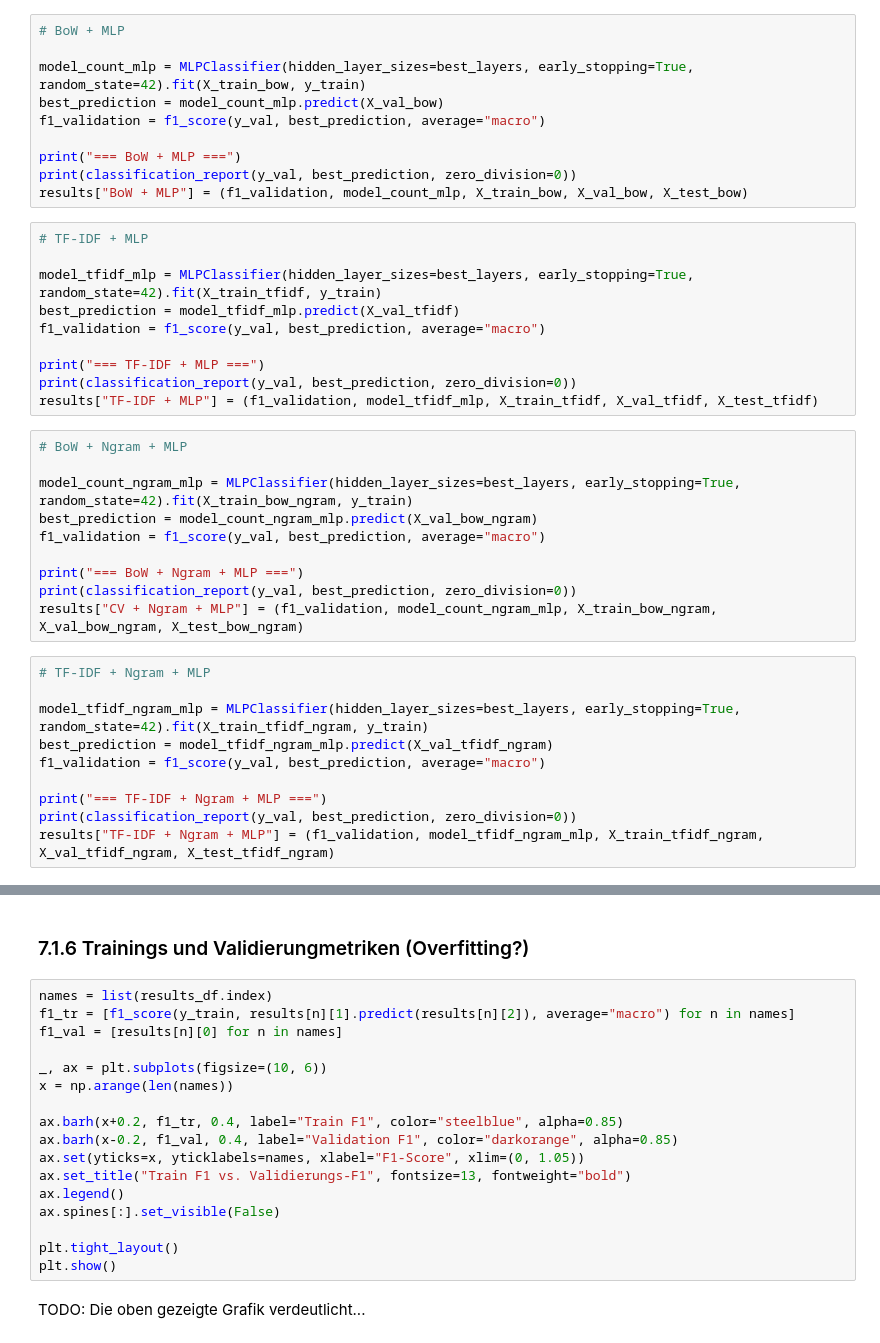
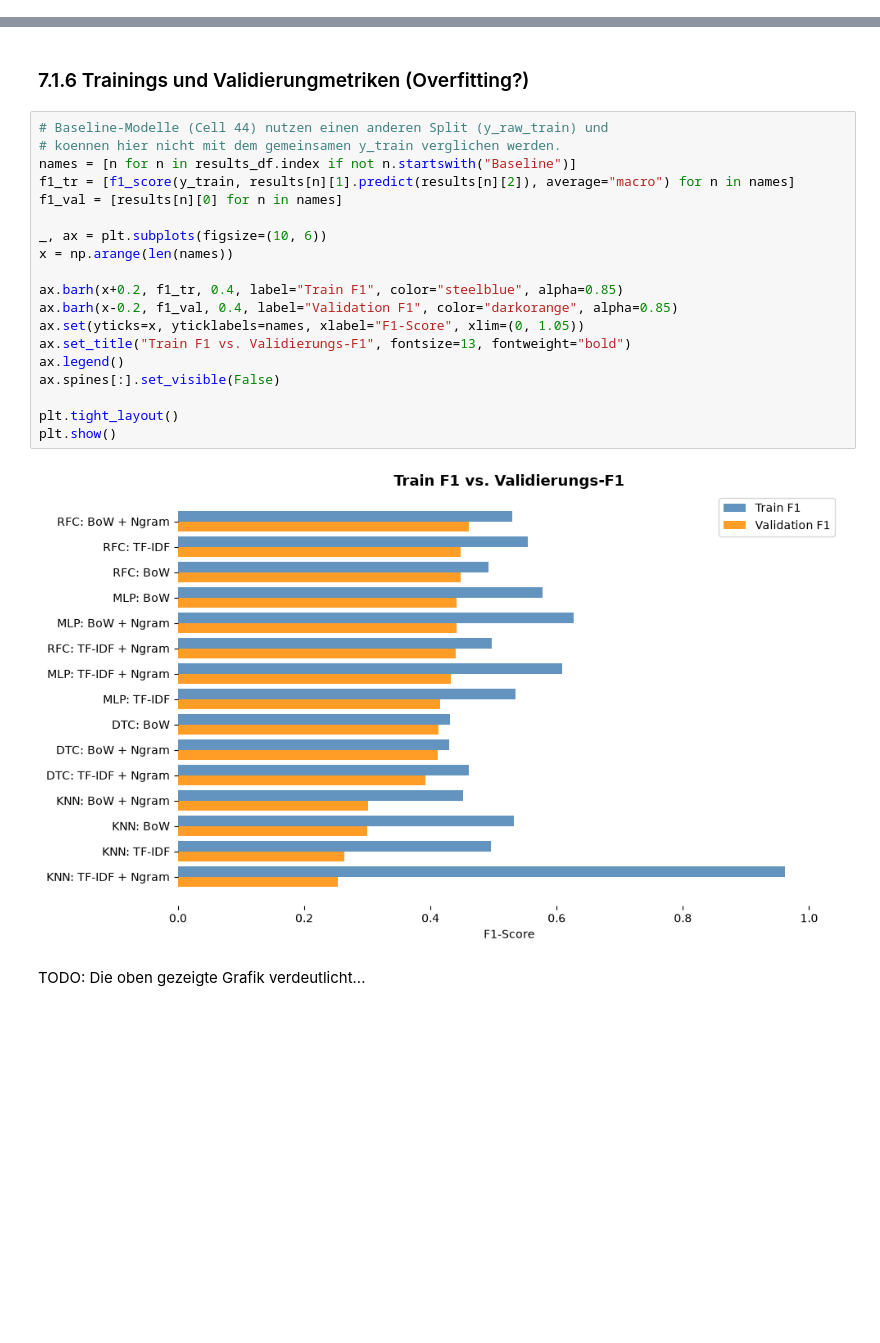
Before and after one commit to Anas2308/Neue_Konzepte_Portfolio, a Jupyter notebook: notebooks/manuel.ipynb, the cells around one changed output, grey strips where cells are left out. Cells and saved outputs as stored; diff of their text form; blank space fills up the shorter version.

```diff
--- a/notebooks/manuel.ipynb
+++ b/notebooks/manuel.ipynb
@@ -1332,40 +1813,0 @@ print(f"Beste Hidden Layers: {best_layers}  |  CV-F1: {gs_mlp.best_score_:.3f}")
-# %%
-# BoW + MLP
-
-model_count_mlp = MLPClassifier(hidden_layer_sizes=best_layers, early_stopping=True, random_state=42).fit(X_train_bow, y_train)
-best_prediction = model_count_mlp.predict(X_val_bow)
-f1_validation = f1_score(y_val, best_prediction, average="macro")
-
-print("=== BoW + MLP ===")
-print(classification_report(y_val, best_prediction, zero_division=0))
-results["BoW + MLP"] = (f1_validation, model_count_mlp, X_train_bow, X_val_bow, X_test_bow)
-# %%
-# TF-IDF + MLP
-
-model_tfidf_mlp = MLPClassifier(hidden_layer_sizes=best_layers, early_stopping=True, random_state=42).fit(X_train_tfidf, y_train)
-best_prediction = model_tfidf_mlp.predict(X_val_tfidf)
-f1_validation = f1_score(y_val, best_prediction, average="macro")
-
-print("=== TF-IDF + MLP ===")
-print(classification_report(y_val, best_prediction, zero_division=0))
-results["TF-IDF + MLP"] = (f1_validation, model_tfidf_mlp, X_train_tfidf, X_val_tfidf, X_test_tfidf)
-# %%
-# BoW + Ngram + MLP
-
-model_count_ngram_mlp = MLPClassifier(hidden_layer_sizes=best_layers, early_stopping=True, random_state=42).fit(X_train_bow_ngram, y_train)
-best_prediction = model_count_ngram_mlp.predict(X_val_bow_ngram)
-f1_validation = f1_score(y_val, best_prediction, average="macro")
-
-print("=== BoW + Ngram + MLP ===")
-print(classification_report(y_val, best_prediction, zero_division=0))
-results["CV + Ngram + MLP"] = (f1_validation, model_count_ngram_mlp, X_train_bow_ngram, X_val_bow_ngram, X_test_bow_ngram)
-# %%
-# TF-IDF + Ngram + MLP
-
-model_tfidf_ngram_mlp = MLPClassifier(hidden_layer_sizes=best_layers, early_stopping=True, random_state=42).fit(X_train_tfidf_ngram, y_train)
-best_prediction = model_tfidf_ngram_mlp.predict(X_val_tfidf_ngram)
-f1_validation = f1_score(y_val, best_prediction, average="macro")
-
-print("=== TF-IDF + Ngram + MLP ===")
-print(classification_report(y_val, best_prediction, zero_division=0))
-results["TF-IDF + Ngram + MLP"] = (f1_validation, model_tfidf_ngram_mlp, X_train_tfidf_ngram, X_val_tfidf_ngram, X_test_tfidf_ngram)
@@ -1407,21 +2078,25 @@ plt.show()
 # %% [markdown]
 ### 7.1.6 Trainings und Validierungmetriken (Overfitting?)
 # %%
-names = list(results_df.index)
+# Baseline-Modelle (Cell 44) nutzen einen anderen Split (y_raw_train) und
+# koennen hier nicht mit dem gemeinsamen y_train verglichen werden.
+names = [n for n in results_df.index if not n.startswith("Baseline")]
 f1_tr = [f1_score(y_train, results[n][1].predict(results[n][2]), average="macro") for n in names]
 f1_val = [results[n][0] for n in names]
 
 _, ax = plt.subplots(figsize=(10, 6))
 x = np.arange(len(names))
 
 ax.barh(x+0.2, f1_tr, 0.4, label="Train F1", color="steelblue", alpha=0.85)
 ax.barh(x-0.2, f1_val, 0.4, label="Validation F1", color="darkorange", alpha=0.85)
 ax.set(yticks=x, yticklabels=names, xlabel="F1-Score", xlim=(0, 1.05))
 ax.set_title("Train F1 vs. Validierungs-F1", fontsize=13, fontweight="bold")
 ax.legend()
 ax.spines[:].set_visible(False)
 
 plt.tight_layout()
 plt.show()
+# %% [output]
+[figure, added]
 # %% [markdown]
 TODO: Die oben gezeigte Grafik verdeutlicht...
```
Also changed, not shown: parts of 90 cells of this notebook.
